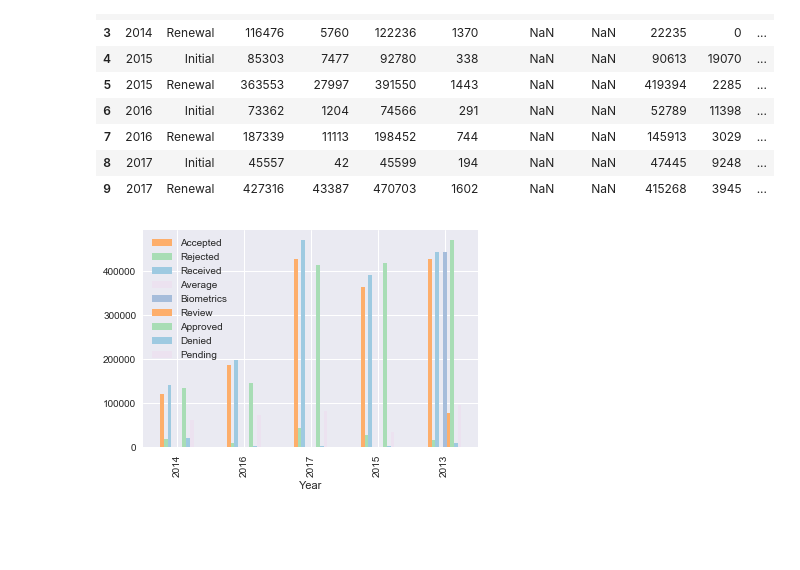
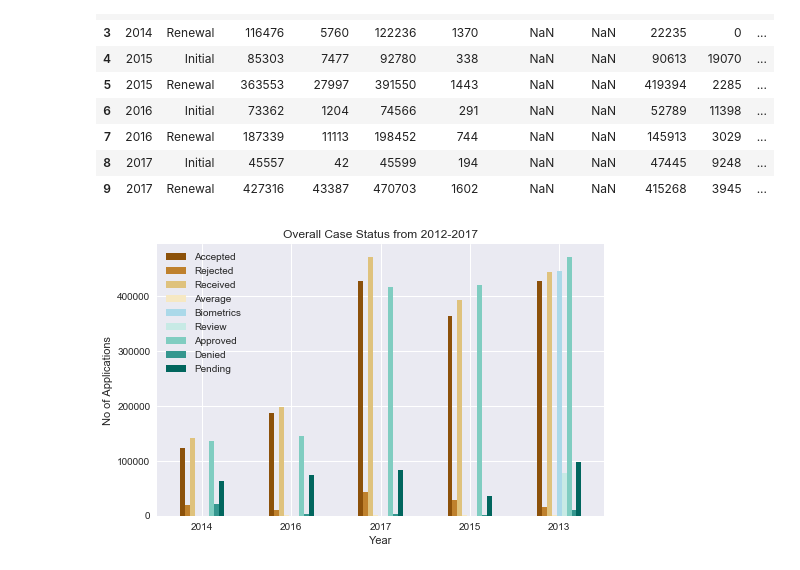
Before and after one commit to KirazG/datascience, a Jupyter notebook: capstone-project1/DataStory/Datastory.ipynb, the cells around one changed output. Saved outputs shown, nothing was run; the diff lists cells and outputs as text; code cells hidden in the pictures; blank space fills up the shorter version.

```diff
--- a/capstone-project1/DataStory/Datastory.ipynb
+++ b/capstone-project1/DataStory/Datastory.ipynb
@@ -224,7 +230,10 @@ df
 | 9 | 2017 | Renewal | 427316 | 43387 | 470703 | 1602 | NaN | NaN | 415268 | 3945 | ... |
 # %%
 df.groupby('Year', as_index=False).agg({"Accepted": "sum"})
-df.sort_values(by='Approved')[-5:].plot(x='Year',kind='bar',color=['#fdae6b','#a8ddb5','#9ecae1','#ece2f0','#a6bddb'])
+df.sort_values(by='Approved')[-5:].plot(x='Year',kind='bar',figsize=(8,5),color=['#8c510a','#bf812d','#dfc27d','#f6e8c3','#abd9e9','#c7eae5','#80cdc1','#35978f','#01665e'])
+plt.xticks(rotation=0)
+plt.ylabel('No of Applications')
+plt.title('Overall Case Status from 2012-2017')
 plt.show()
 # %% [output]
-[figure, old version]
+[figure, new version]
```
Also changed, not shown: parts of 10 cells of this notebook.
